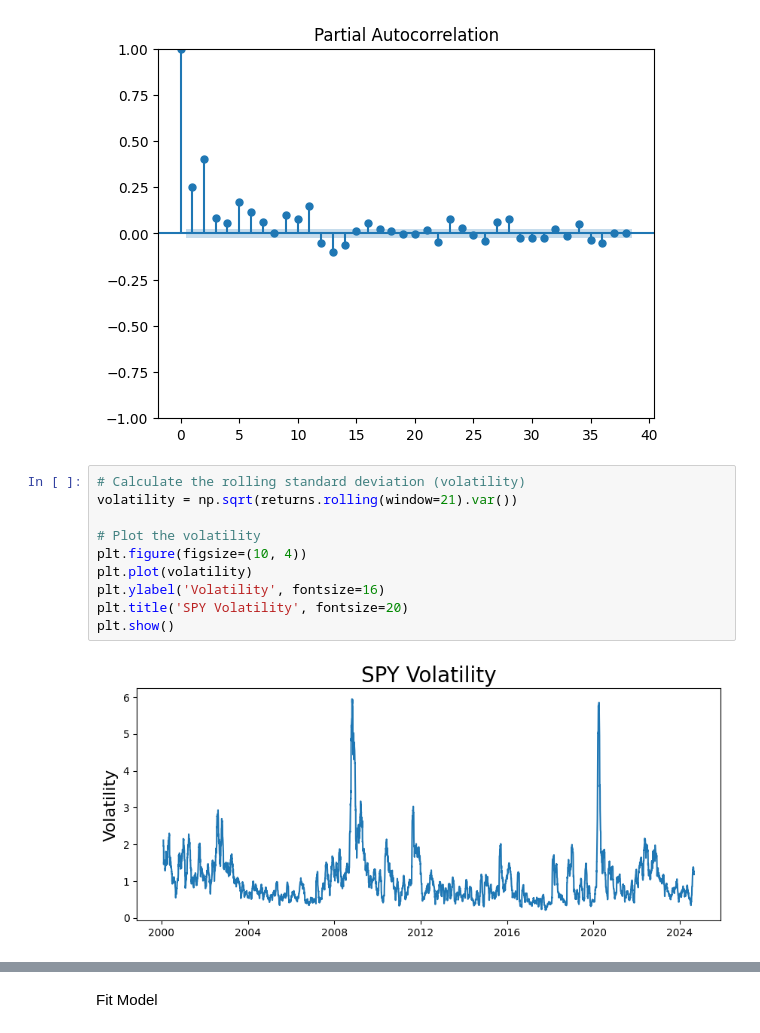
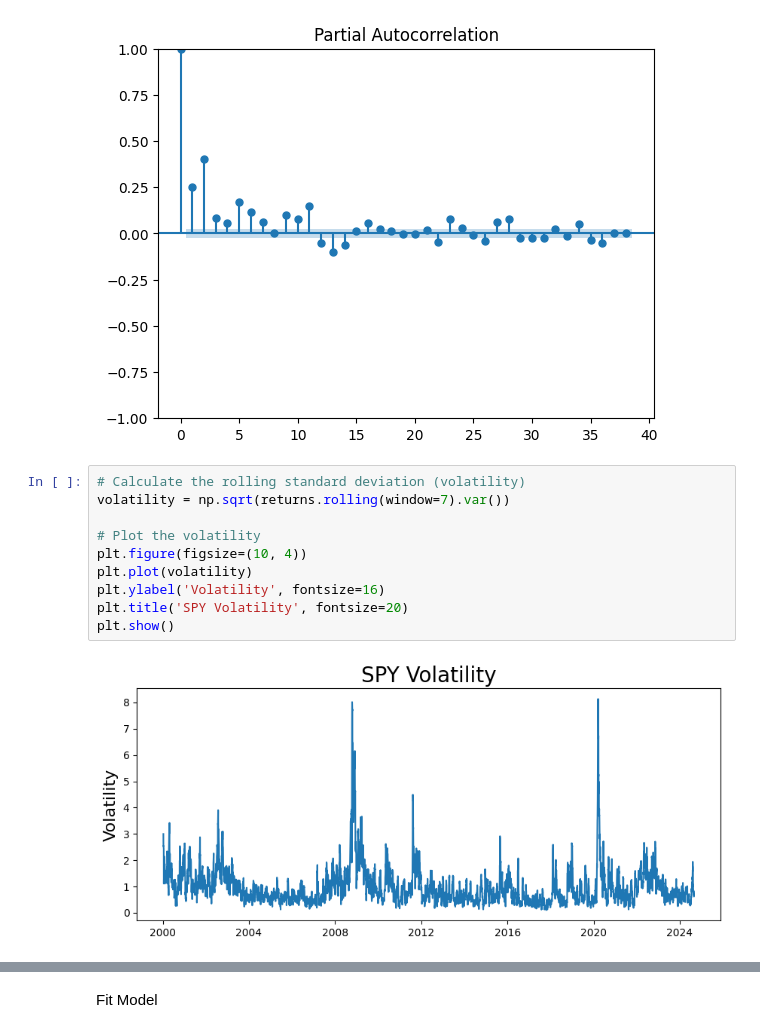
Before and after one commit to ethanbabel/GammaScalping, a Jupyter notebook: notebooks/GARCH_modeling.ipynb, the cells around one changed output, grey strips where cells are left out. Cells and saved outputs as stored; diff of their text form.

```diff
--- a/notebooks/GARCH_modeling.ipynb
+++ b/notebooks/GARCH_modeling.ipynb
@@ -31,16 +31,16 @@ plt.show()
 [figure]
 # %%
 # Calculate the rolling standard deviation (volatility)
-volatility = np.sqrt(returns.rolling(window=21).var())
+volatility = np.sqrt(returns.rolling(window=7).var())
 
 # Plot the volatility
 plt.figure(figsize=(10, 4))
 plt.plot(volatility)
 plt.ylabel('Volatility', fontsize=16)
 plt.title('SPY Volatility', fontsize=20)
 plt.show()
 # %% [output]
-[figure, old version]
+[figure, new version]
 # %%
 model = arch_model(returns, p=2, q=2)
 model_fit = model.fit()
```
Also changed, not shown: parts of 5 cells of this notebook, 2 other files.
